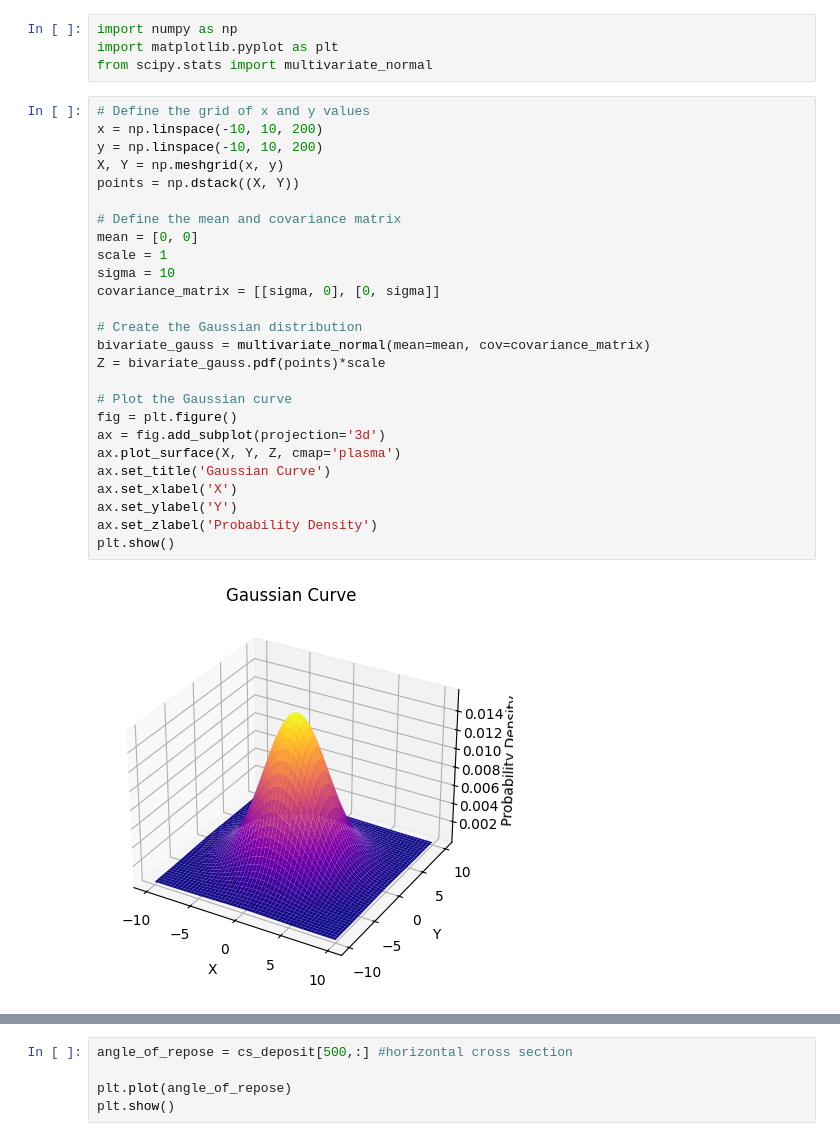
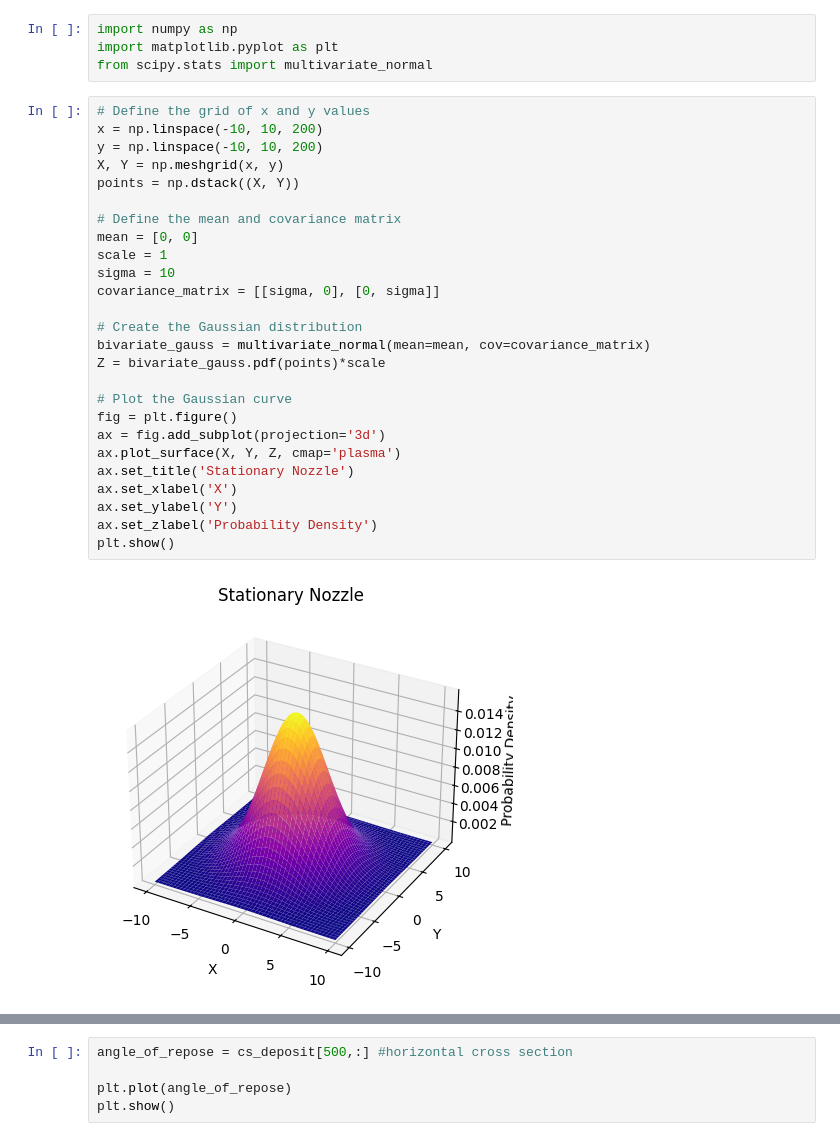
Before and after one commit to ArmandoFerraj/Cold-Spray-Simulation, a Jupyter notebook: CS_simulation.ipynb, the cells around one changed output, grey strips where cells are left out. Cells and saved outputs as stored; diff of their text form.

```diff
--- a/CS_simulation.ipynb
+++ b/CS_simulation.ipynb
@@ -21,29 +14,29 @@ from scipy.stats import multivariate_normal
 # %%
 # Define the grid of x and y values
 x = np.linspace(-10, 10, 200)
 y = np.linspace(-10, 10, 200)
 X, Y = np.meshgrid(x, y)
 points = np.dstack((X, Y))
 
 # Define the mean and covariance matrix
 mean = [0, 0]
 scale = 1
 sigma = 10
 covariance_matrix = [[sigma, 0], [0, sigma]]
 
 # Create the Gaussian distribution
 bivariate_gauss = multivariate_normal(mean=mean, cov=covariance_matrix)
 Z = bivariate_gauss.pdf(points)*scale
 
 # Plot the Gaussian curve
 fig = plt.figure()
 ax = fig.add_subplot(projection='3d')
 ax.plot_surface(X, Y, Z, cmap='plasma')
-ax.set_title('Gaussian Curve')
+ax.set_title('Stationary Nozzle')
 ax.set_xlabel('X')
 ax.set_ylabel('Y')
 ax.set_zlabel('Probability Density')
 plt.show()
 # %% [output]
-[figure, old version]
+[figure, new version]
 # %%
```
Also changed, not shown: parts of 2 cells of this notebook.
